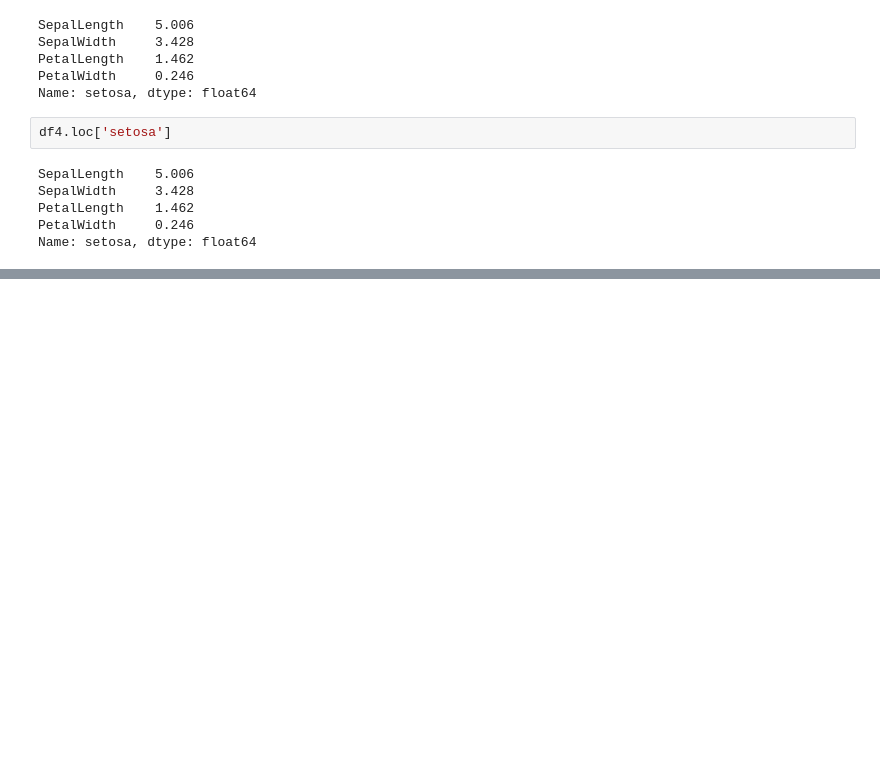
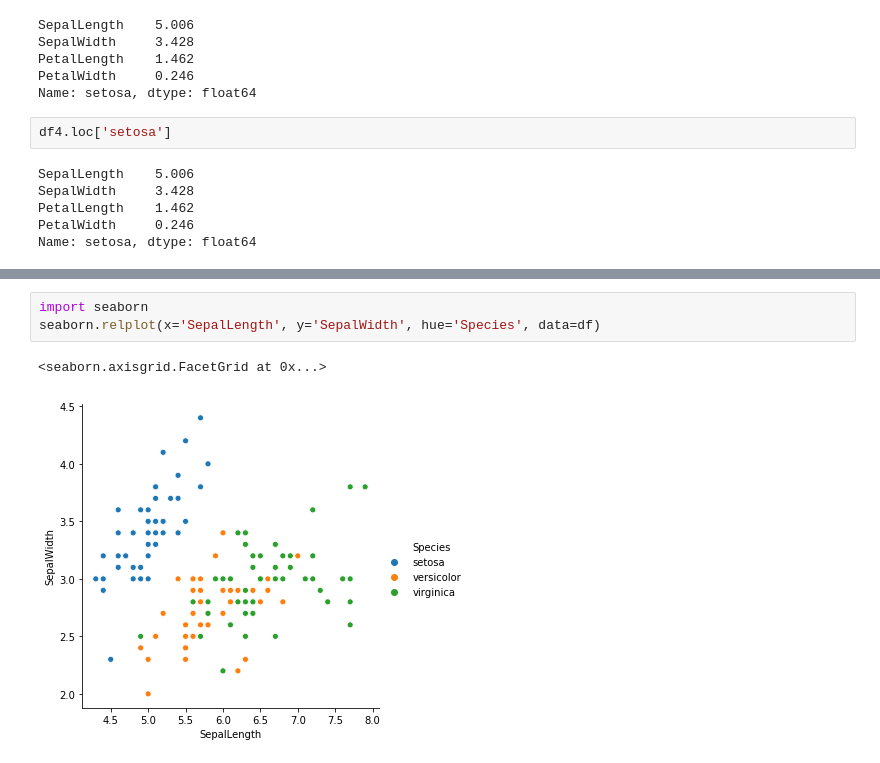
Before and after one commit to Coaxecva/My-Utils, a Jupyter notebook: Learning/Test_panda.ipynb, the cells around one changed output, grey strips where cells are left out. Cells and saved outputs as stored; diff of their text form; blank space fills up the shorter version.

```diff
--- a/Learning/Test_panda.ipynb
+++ b/Learning/Test_panda.ipynb
@@ -105,0 +137,6 @@ Name: setosa, dtype: float64
+# %%
+import seaborn
+seaborn.relplot(x='SepalLength', y='SepalWidth', hue='Species', data=df)
+# %% [output]
+<seaborn.axisgrid.FacetGrid at 0x...>
+[figure, added]
```
Also changed, not shown: parts of 4 cells of this notebook.
